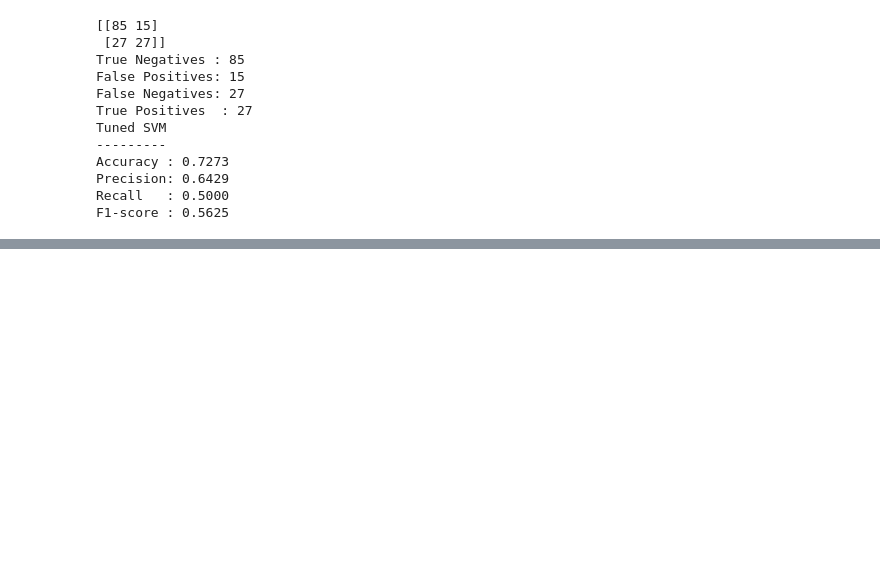
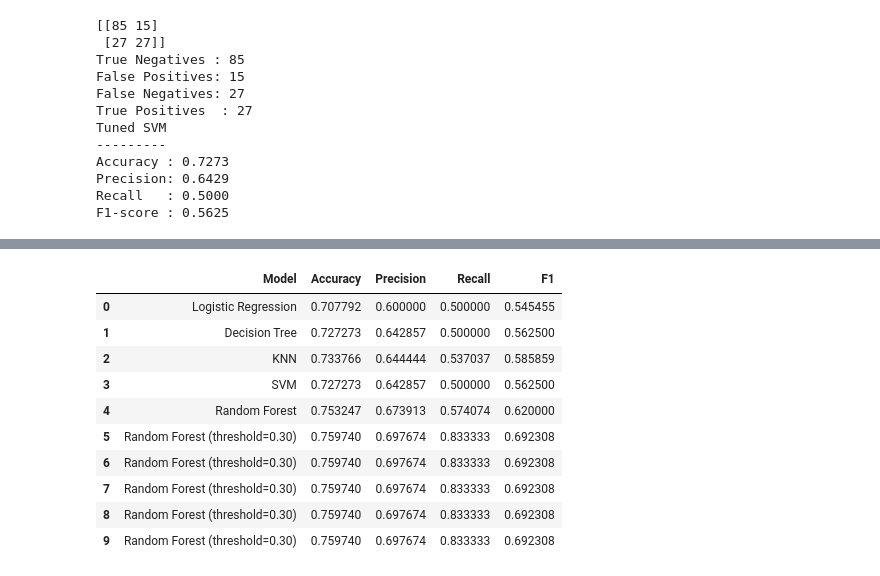
Before and after one commit to kindy10/DiabetesPrediction, a Jupyter notebook: notebooks/diabetes_prediction.ipynb, the cells around one changed output, grey strips where cells are left out. Cells and saved outputs as stored; diff of their text form; code cells hidden in the pictures; blank space fills up the shorter version.

```diff
--- a/notebooks/diabetes_prediction.ipynb
+++ b/notebooks/diabetes_prediction.ipynb
@@ -766,15 +766,11 @@ Precision: 0.5921
 Recall   : 0.8333
 F1-score : 0.6923
 # %%
-#Decision Tree Classifier
-from sklearn.tree import DecisionTreeClassifier
+threshold = 0.30
 
-#Create the baseline Decision tree
+predictions_030 = (
+    rf_probabilities >= threshold
+).astype(int)
 
-decision_tree_model = DecisionTreeClassifier(
-    random_state=42
-)
-
-#Train it
-decision_tree_model.fit(X_train_rf,y_train)
+predictions_030
 # %% [output]
@@ -1410,0 +1485,29 @@ F1-score : 0.5625
+# %%
+rf_threshold_030 = {
+    "Model": "Random Forest (threshold=0.30)",
+    "Accuracy": accuracy_score(y_test, predictions),
+    "Precision": precision_score(y_test, predictions),
+    "Recall": recall_score(y_test, predictions_030),
+    "F1": f1_score(y_test, predictions_030)
+}
+model_comparison = pd.concat(
+    [
+        model_comparison,
+        pd.DataFrame([rf_threshold_030])
+    ],
+    ignore_index=True
+)
+model_comparison.sort_values("F1",ascending=False)
+model_comparison
+# %% [output]
+|  | Model | Accuracy | Precision | Recall | F1 |
+| 0 | Logistic Regression | 0.707792 | 0.600000 | 0.500000 | 0.545455 |
+| 1 | Decision Tree | 0.727273 | 0.642857 | 0.500000 | 0.562500 |
+| 2 | KNN | 0.733766 | 0.644444 | 0.537037 | 0.585859 |
+| 3 | SVM | 0.727273 | 0.642857 | 0.500000 | 0.562500 |
+| 4 | Random Forest | 0.753247 | 0.673913 | 0.574074 | 0.620000 |
+| 5 | Random Forest (threshold=0.30) | 0.759740 | 0.697674 | 0.833333 | 0.692308 |
+| 6 | Random Forest (threshold=0.30) | 0.759740 | 0.697674 | 0.833333 | 0.692308 |
+| 7 | Random Forest (threshold=0.30) | 0.759740 | 0.697674 | 0.833333 | 0.692308 |
+| 8 | Random Forest (threshold=0.30) | 0.759740 | 0.697674 | 0.833333 | 0.692308 |
+| 9 | Random Forest (threshold=0.30) | 0.759740 | 0.697674 | 0.833333 | 0.692308 |
```
Also changed, not shown: parts of 4 cells of this notebook.
